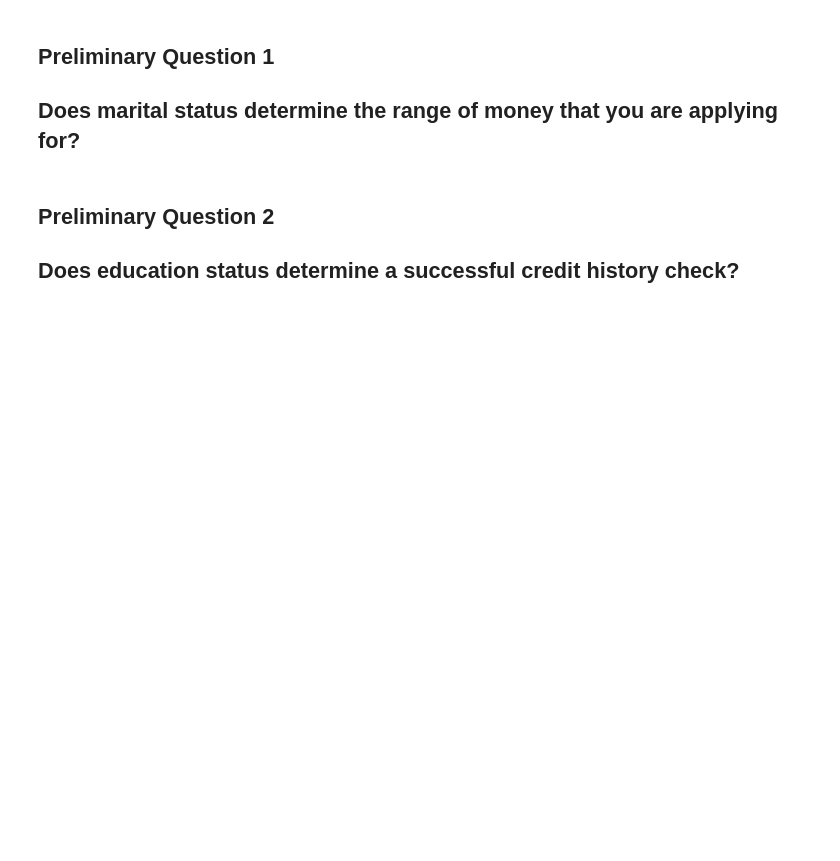
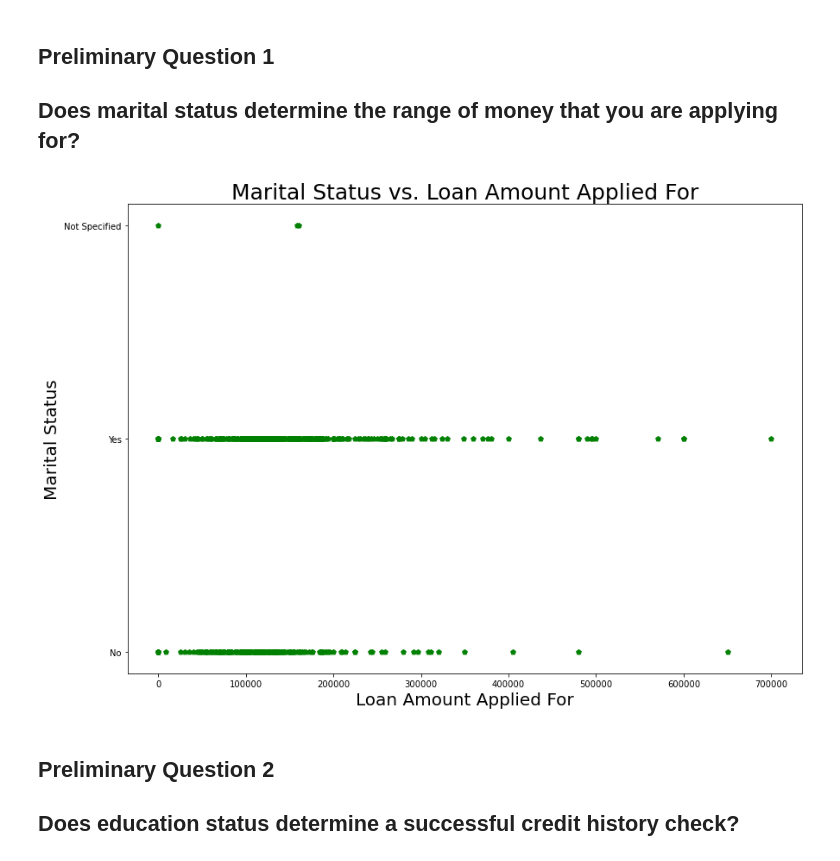
Before and after one commit to spa542/DSCI470, a Jupyter notebook: Project_2_Loan_Prediction_Dataset/Loan_Prediction_Dataset_Playground.ipynb, the cells around one changed output. Cells and saved outputs as stored; diff of their text form; code cells hidden in the pictures; blank space fills up the shorter version.

Commit message:
Added graphs to questions

```diff
--- a/Project_2_Loan_Prediction_Dataset/Loan_Prediction_Dataset_Playground.ipynb
+++ b/Project_2_Loan_Prediction_Dataset/Loan_Prediction_Dataset_Playground.ipynb
@@ -126,6 +126,17 @@ lp_df.head(25)
 # %% [markdown]
 ## Preliminary Question 1
 ## Does marital status determine the range of money that you are applying for?
+# %%
+sub_lp_df = lp_df[['Married', 'LoanAmount']]
+
+plt.figure(figsize=(14,10))
+plt.scatter(sub_lp_df['LoanAmount'], sub_lp_df['Married'], c='green', marker='p')
+plt.title('Marital Status vs. Loan Amount Applied For', fontsize=25)
+plt.xlabel('Loan Amount Applied For', fontsize=20)
+plt.ylabel('Marital Status', fontsize=20)
+plt.show()
+# %% [output]
+[figure, added]
 # %% [markdown]
 ## Preliminary Question 2
 ## Does education status determine a successful credit history check?
```
Also changed, not shown: parts of 5 cells of this notebook.
